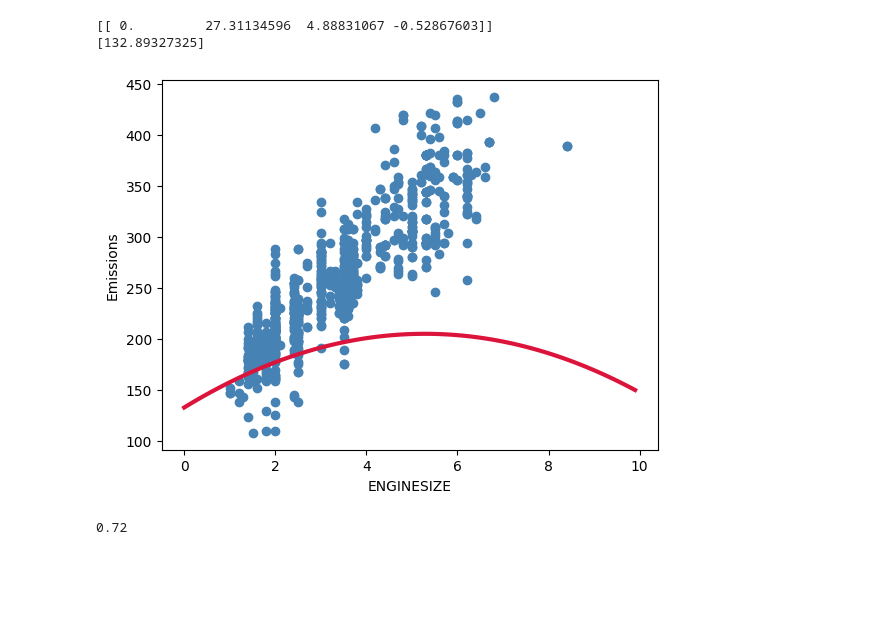
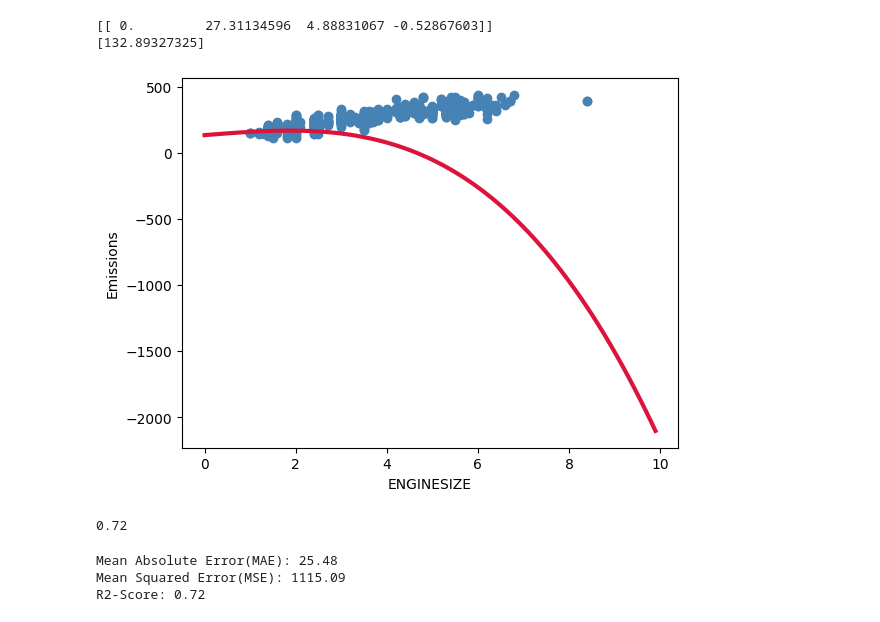
Before and after one commit to nursena8/DataProject, a Jupyter notebook: week 7/Untitled14.ipynb, the cells around one changed output. Cells and saved outputs as stored; diff of their text form; code cells hidden in the pictures; blank space fills up the shorter version.

```diff
--- a/week 7/Untitled14.ipynb
+++ b/week 7/Untitled14.ipynb
@@ -126,16 +126,24 @@ print(li_regr.intercept_)
 # %%
 plt.scatter(x=train.ENGINESIZE,y=train.CO2EMISSIONS,color="steelblue")
 XX = np.arange(0.0, 10.0, 0.1)
-yy = li_regr.intercept_[0] + li_regr.coef_[0][1] * XX + li_regr.coef_[0][2]*li_regr.coef_[0][3]*np.power(XX,2)
+yy = li_regr.intercept_[0] + li_regr.coef_[0][1] * XX + li_regr.coef_[0][2]*li_regr.coef_[0][3]*np.power(XX,3)
 plt.plot(XX, yy, "crimson", linewidth=3)
 plt.xlabel("ENGINESIZE")
 plt.ylabel("Emissions")
 plt.show()
 # %% [output]
-[figure, old version]
+[figure, new version]
 # %%
 test=poly.transform(test_x)
 predict=li_regr.predict(test)
 round(r2_score(test_y,predict),2)
 # %% [output]
 0.72
+# %%
+print(f"Mean Absolute Error(MAE): {np.mean(np.absolute(predict - test_y)):.2f}")
+print(f"Mean Squared Error(MSE): {np.mean(np.absolute(predict - test_y)**2):.2f}")
+print(f"R2-Score: {r2_score(test_y, predict):.2f}")
+# %% [output]
+Mean Absolute Error(MAE): 25.48
+Mean Squared Error(MSE): 1115.09
+R2-Score: 0.72
```
